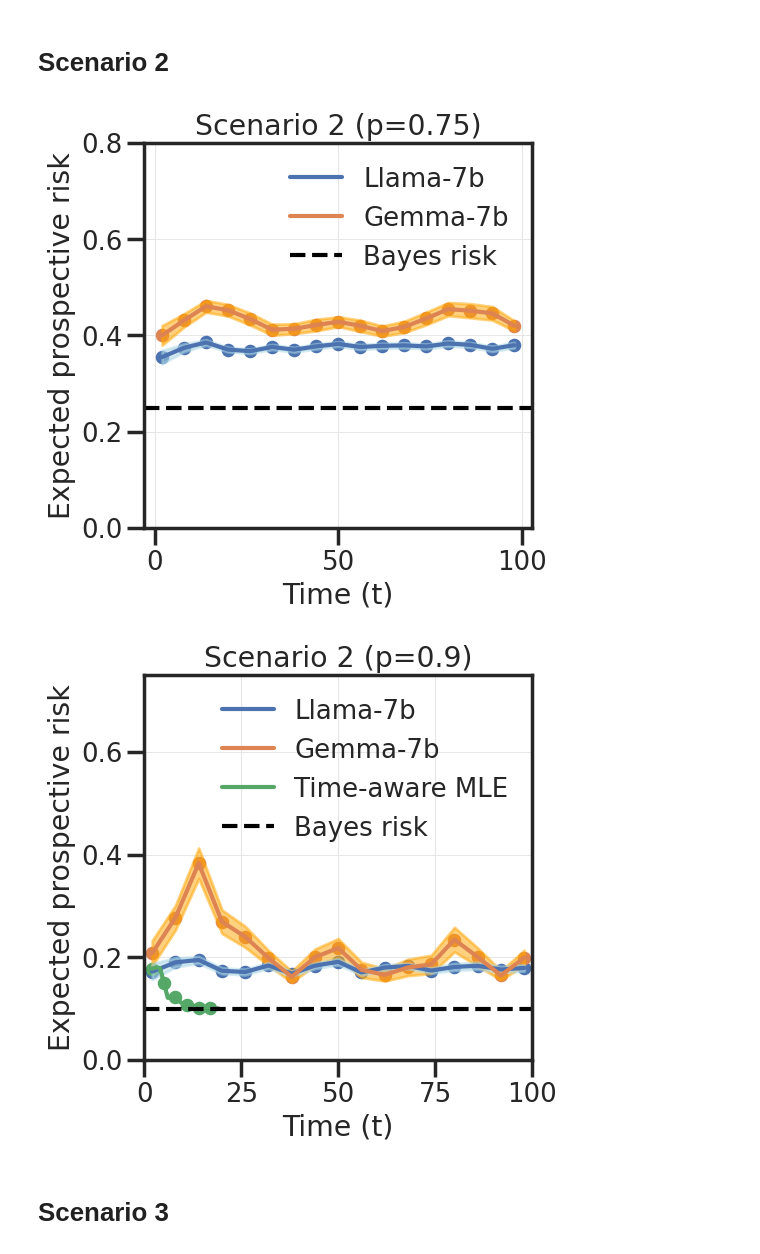
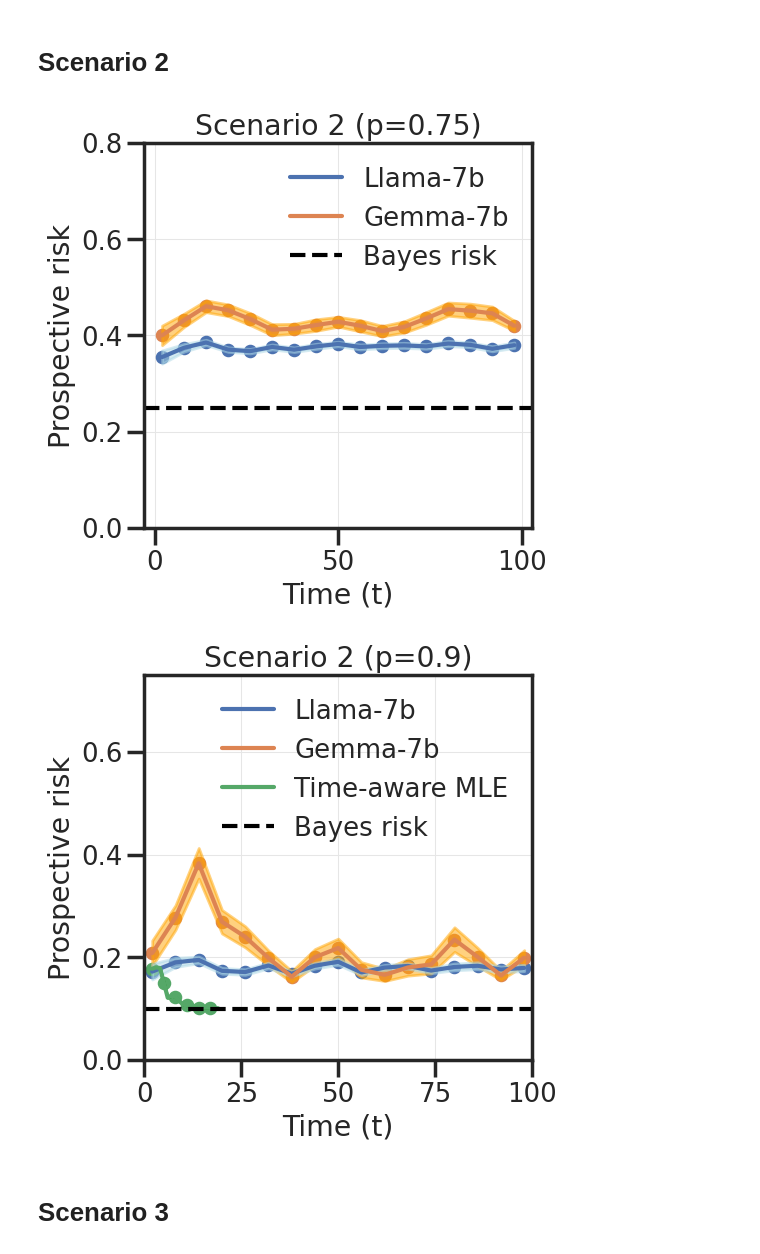
Before and after one commit to YuxinB/ProL, a Jupyter notebook: llm/notebooks/llm_prob.ipynb, the cells around one changed output. Drawn from its saved outputs; the diff is of its cells as text; code cells hidden in the pictures.

```diff
--- a/llm/notebooks/llm_prob.ipynb
+++ b/llm/notebooks/llm_prob.ipynb
@@ -178,32 +178,32 @@ std_l = llama_s2.std(1)[:, 1] / np.sqrt(100.0)
 # %%
 plt.figure(figsize=(5, 5))
 
 plt.plot(perf[:, 0], llama_s2.mean(1)[:, 1])
 plt.plot(perf[:, 0], perf[:, 1])
 
 plt.axhline(y=0.25, color='black', linestyle='--')
 
 plt.scatter(perf[:, 0], llama_s2.mean(1)[:, 1], s=60)
 plt.scatter(perf[:, 0], perf[:, 1], s=60)
 
 plt.fill_between(perf[:, 0], mean - std, mean + std, alpha=0.5, color='orange')
 plt.fill_between(perf[:, 0], mean_l - std_l, mean_l + std_l, alpha=0.5, color='lightblue')
 
 
 plt.ylim([0, 0.8])
 
 plt.title("Scenario 2 (p=0.75)")
 plt.xlabel("Time (t)")
-plt.ylabel("Expected prospective risk")
+plt.ylabel("Prospective risk")
 plt.legend([ "Llama-7b", "Gemma-7b",'Bayes risk'])
 
 plt.savefig("../figures/jun9/scenario2_p75.pdf", bbox_inches="tight")
 plt.savefig("../figures/jun9/scenario2_p75.svg", bbox_inches="tight")
 
 
 plt.show()
 # %% [output]
-[figure, old version]
+[figure, new version]
 # %%
 s2_info = np.load("../../synthetic/scenario2.npy", allow_pickle=True)
 mean_mle = s2_info.item()['avg_pr']
@@ -223,13 +223,11 @@ std_l = llama_s2.std(1)[:, 1] / np.sqrt(100.0)
 plt.figure(figsize=(5, 5))
 plt.plot(perf[:, 0], llama_s2.mean(1)[:, 1])
 plt.plot(perf[:, 0], perf[:, 1])
-
 plt.plot(mle_x, mean_mle)
 
 plt.axhline(y=0.1, color='black', linestyle='--')
 
 plt.scatter(perf[:, 0], llama_s2.mean(1)[:, 1], s=60)
-
 plt.scatter(perf[:, 0], perf[:, 1], s=60)
 plt.scatter(mle_x[::3], mean_mle[::3], s=60)
 
@@ -244,7 +242,7 @@ plt.xlim([0, 100])
 
 plt.title("Scenario 2 (p=0.9)")
 plt.xlabel("Time (t)")
-plt.ylabel("Expected prospective risk")
+plt.ylabel("Prospective risk")
 plt.legend(["Llama-7b", "Gemma-7b", 'Time-aware MLE', 'Bayes risk'])
 
 plt.savefig("../figures/jun9/scenario2_p90.pdf", bbox_inches="tight")
@@ -253,7 +251,7 @@ plt.savefig("../figures/jun9/scenario2_p90.svg", bbox_inches="tight")
 
 plt.show()
 # %% [output]
-[figure, old version]
+[figure, new version]
 # %% [markdown]
 # Scenario 3
 # %%
```
Also changed, not shown: parts of 3 cells of this notebook, 10 other files.
